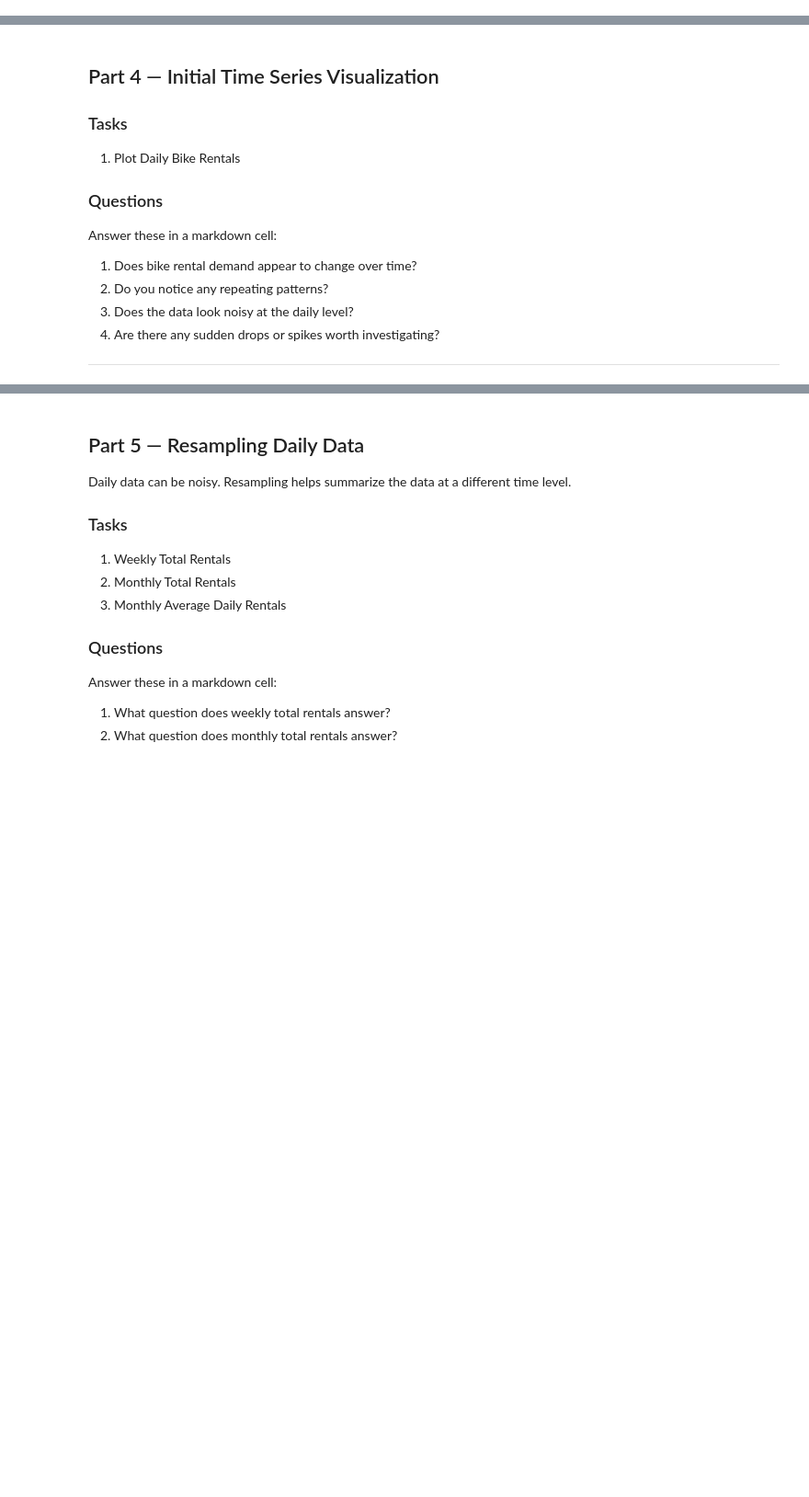
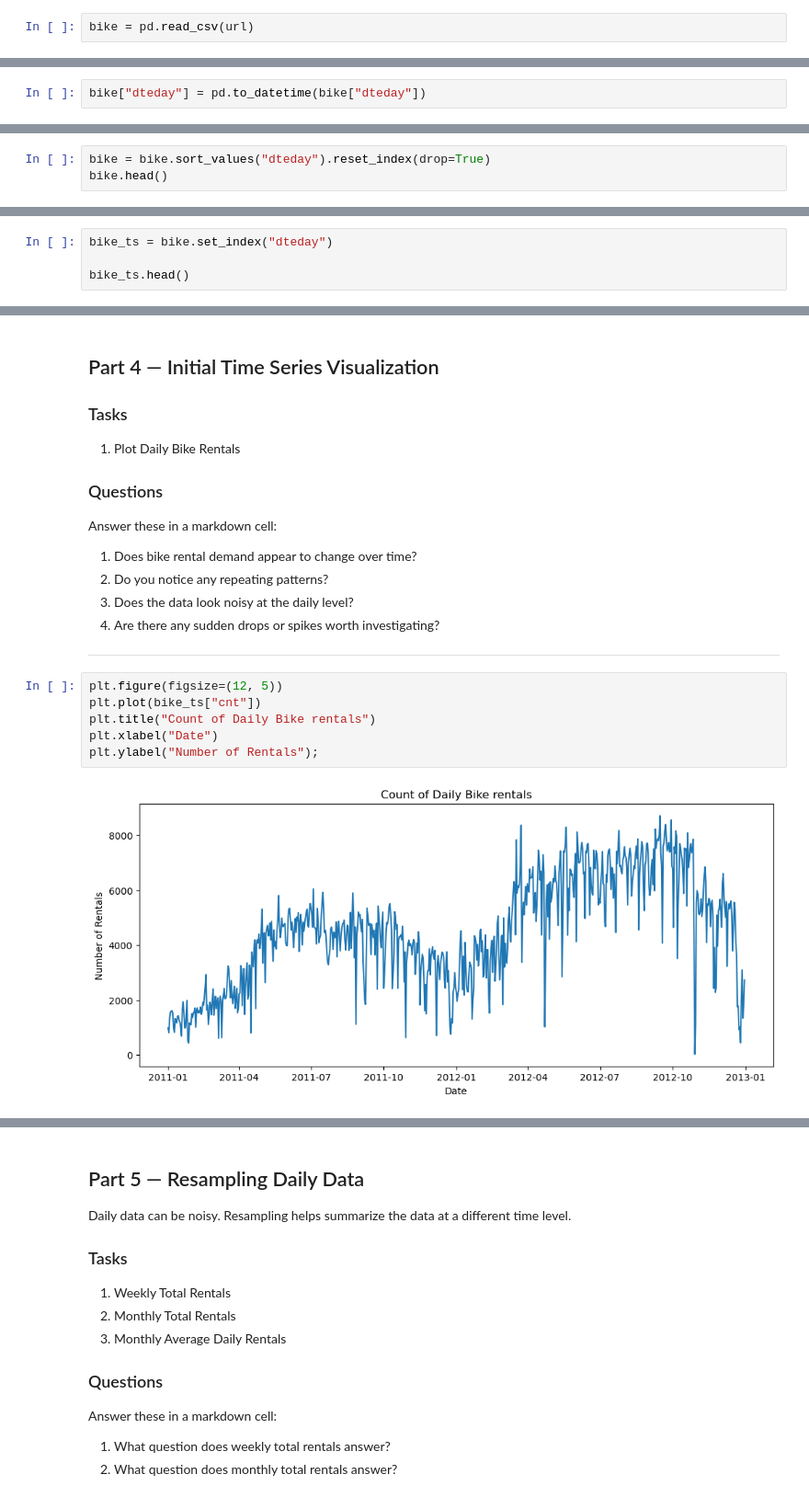
Before and after one commit to GregConfessore/lab-13-time-series, a Jupyter notebook: notebooks/starter-code.ipynb, the cells around one changed output, grey strips where cells are left out. Shown at 92% size. Cells and saved outputs as stored; diff of their text form; blank space fills up the shorter version.

```diff
--- a/notebooks/starter-code.ipynb
+++ b/notebooks/starter-code.ipynb
@@ -113,0 +128,2 @@ bike = pd.read_csv(url)
+# %%
+bike = pd.read_csv(url)
@@ -144,3 +219,5 @@ Answer these in a markdown cell:
 1. Why do we convert `dteday` with `pd.to_datetime()`?
 2. Why should time series data be sorted before analysis?
 3. What changed after setting `dteday` as the index?
+# %%
+bike["dteday"] = pd.to_datetime(bike["dteday"])
@@ -146,0 +244,3 @@ Answer these in a markdown cell:
+# %%
+bike = bike.sort_values("dteday").reset_index(drop=True)
+bike.head()
@@ -146,0 +254,4 @@ Answer these in a markdown cell:
+# %%
+bike_ts = bike.set_index("dteday")
+
+bike_ts.head()
@@ -184,3 +358,11 @@ Answer these in a markdown cell:
 4. Are there any sudden drops or spikes worth investigating?
 
 ---
+# %%
+plt.figure(figsize=(12, 5))
+plt.plot(bike_ts["cnt"])
+plt.title("Count of Daily Bike rentals")
+plt.xlabel("Date")
+plt.ylabel("Number of Rentals");
+# %% [output]
+[figure, added]
```
Also changed, not shown: parts of 29 cells of this notebook.
